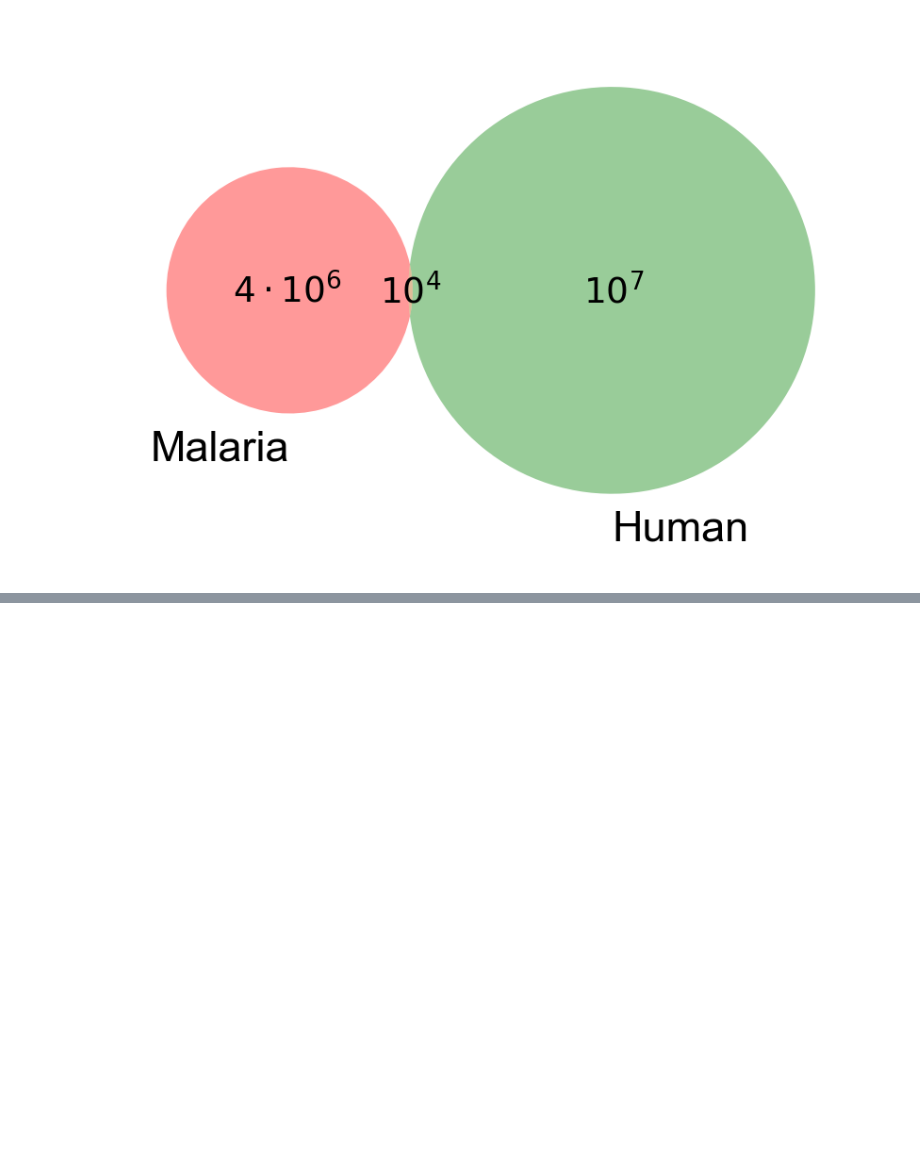
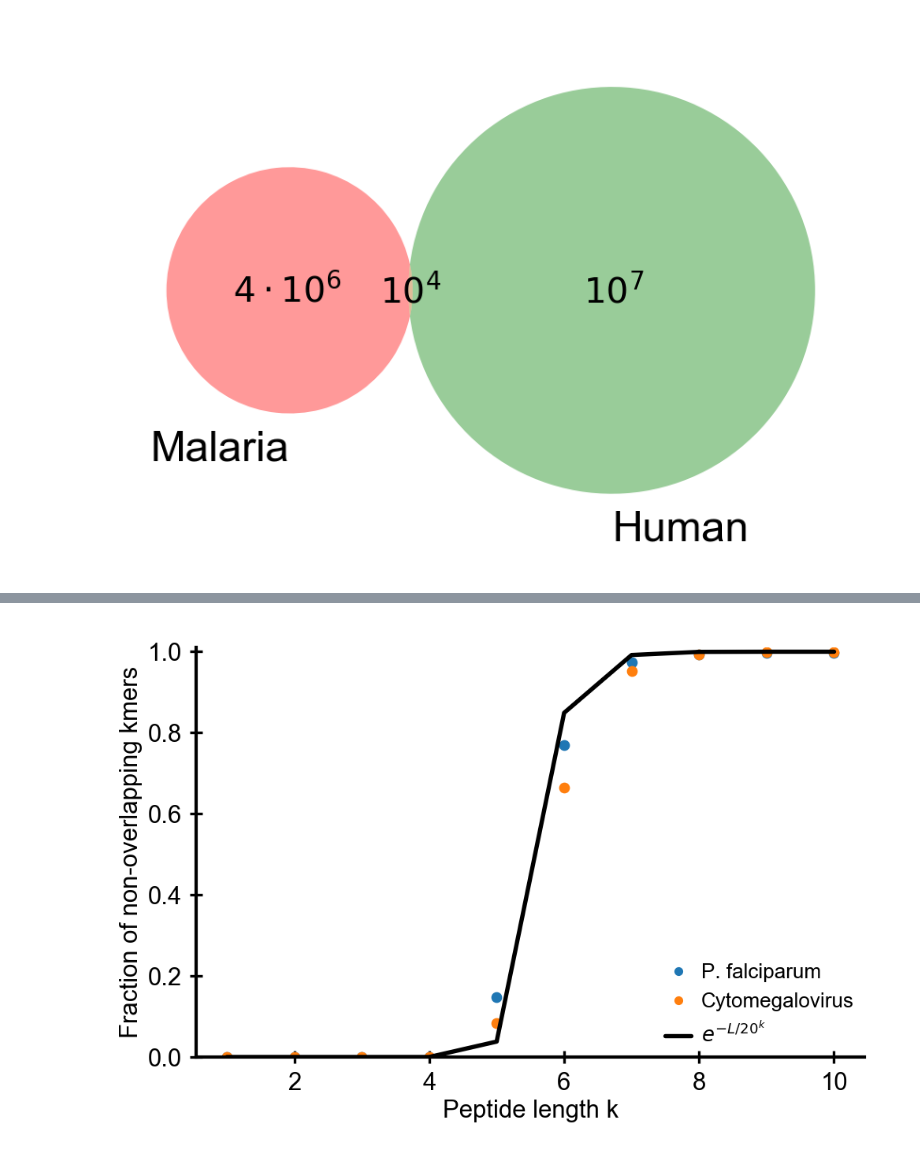
Before and after one commit to andim/peptidome, a Jupyter notebook: code/classifier/analysis.ipynb, the cells around one changed output, grey strips where cells are left out. Drawn from its saved outputs; the diff is of its cells as text; code cells hidden in the pictures; blank space fills up the shorter version.

Commit message:
classifier figure

```diff
--- a/code/classifier/analysis.ipynb
+++ b/code/classifier/analysis.ipynb
@@ -6,6 +6,8 @@ import pandas as pd
 import seaborn as sns
 import matplotlib.pyplot as plt
 from matplotlib_venn import venn2, venn3
+import matplotlib
+colors = matplotlib.rcParams['axes.prop_cycle'].by_key()['color']
 
 from sklearn.metrics import average_precision_score, precision_recall_curve, auc, roc_curve
 
@@ -177,10 +128,11 @@ set(counters_malaria[8])
 # %%
 k = 9
 counter_cmv = count_kmers_proteome(proteome_path('CMV'), k, clean=True)
+counter_human = count_kmers_proteome(proteome_path('Human'), k, clean=True)
 counter_malaria = count_kmers_proteome(proteome_path('Malaria'), k, clean=True)
 # %%
 set_cmv = set(counter_cmv)
-set_human = set(counters_human[8])
+set_human = set(counter_human)
 set_malaria = set(counter_malaria)
 # %%
 len(set_cmv), len(set_cmv.intersection(set_human))
@@ -212,0 +169,16 @@ venn2([set_malaria, set_human], set_labels=['Malaria', 'Human'],
+# %%
+ks = np.arange(1, 11)
+fractions_malaria = []
+fractions_cmv = []
+for k in ks:
+    counter_cmv = count_kmers_proteome(proteome_path('CMV'), k, clean=True)
+    counter_human = count_kmers_proteome(proteome_path('Human'), k, clean=True)
+    counter_malaria = count_kmers_proteome(proteome_path('Malaria'), k, clean=True)
+    set_cmv = set(counter_cmv)
+    set_human = set(counter_human)
+    set_malaria = set(counter_malaria)
+    fraction_malaria = len(set_malaria-set_human)/len(set_malaria)
+    fraction_cmv = len(set_cmv-set_human)/len(set_cmv)
+    print(k, fraction_malaria, fraction_cmv)
+    fractions_malaria.append(fraction_malaria)
+    fractions_cmv.append(fraction_cmv)
@@ -212,0 +196,15 @@ venn2([set_malaria, set_human], set_labels=['Malaria', 'Human'],
+# %%
+n = len(set_human)
+
+fig, ax = plt.subplots()
+ax.plot(ks, fractions_malaria, 'o', label='P. falciparum')
+ax.plot(ks, fractions_cmv, 'o', label='Cytomegalovirus')
+ax.plot(ks, np.exp(-n/20**ks), '-', color='k', label='$e^{-L/20^k}$')
+ax.set_ylabel('Fraction of non-overlapping kmers')
+ax.set_xlabel('Peptide length k')
+ax.legend(loc='lower right')
+ax.set_ylim(0.0, 1.01)
+fig.tight_layout()
+fig.savefig('classification_overlap.png')
+# %% [output]
+[figure, added]
```
Also changed, not shown: parts of 12 cells of this notebook, 4 other files.
